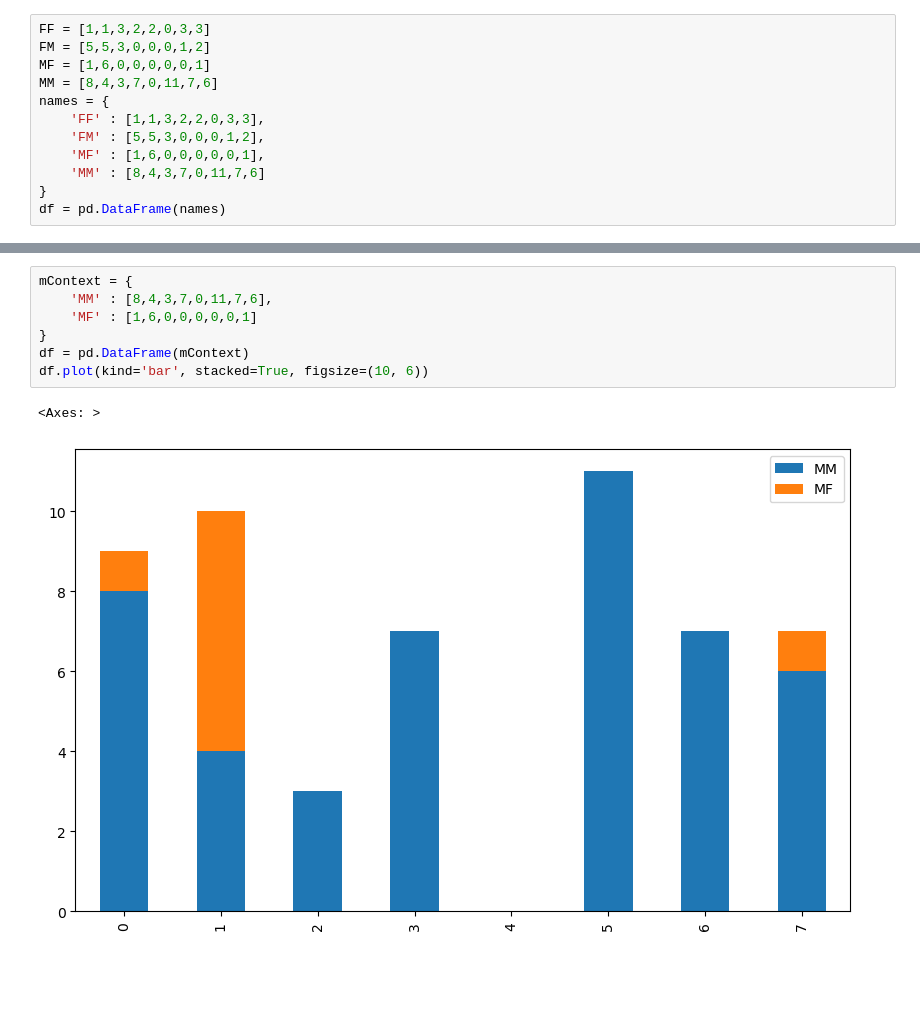
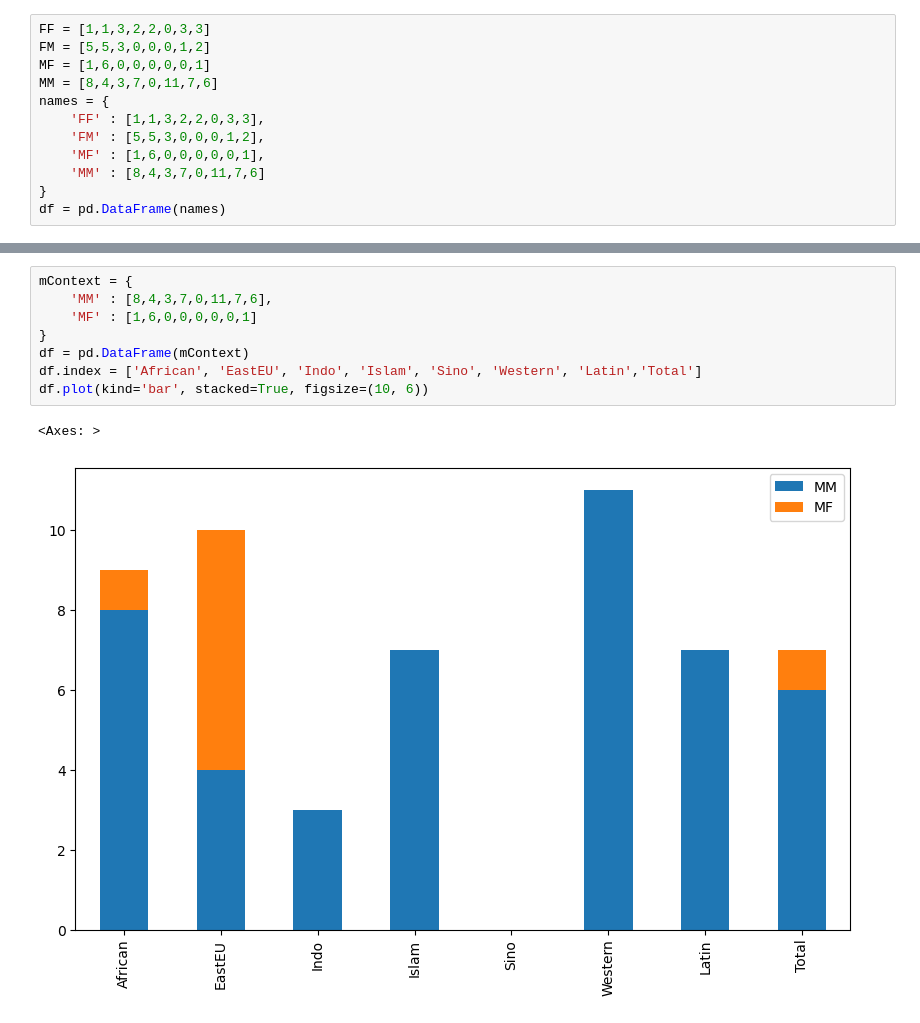
Before and after one commit to HappieTai/HnrsPgrm, a Jupyter notebook: graphs.ipynb, the cells around one changed output, grey strips where cells are left out. Cells and saved outputs as stored; diff of their text form; blank space fills up the shorter version.

```diff
--- a/graphs.ipynb
+++ b/graphs.ipynb
@@ -143,10 +60,11 @@ df.plot(kind='bar', stacked=True, figsize=(10, 6))
 # %%
 mContext = {
     'MM' : [8,4,3,7,0,11,7,6],
     'MF' : [1,6,0,0,0,0,0,1]
 }
 df = pd.DataFrame(mContext)
+df.index = ['African', 'EastEU', 'Indo', 'Islam', 'Sino', 'Western', 'Latin','Total']
 df.plot(kind='bar', stacked=True, figsize=(10, 6))
 # %% [output]
 <Axes: >
-[figure, old version]
+[figure, new version]
```
Also changed, not shown: parts of 14 cells of this notebook.
